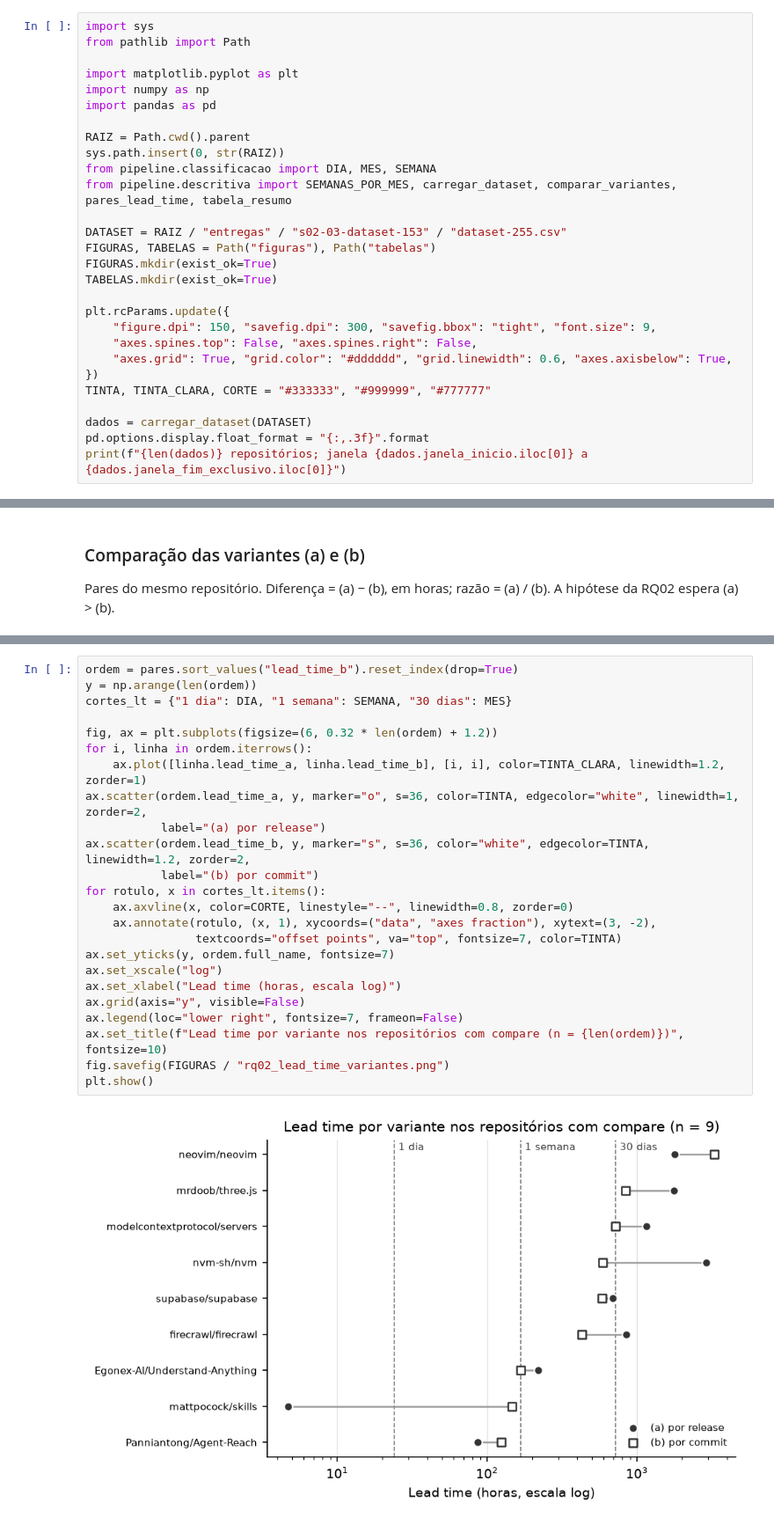
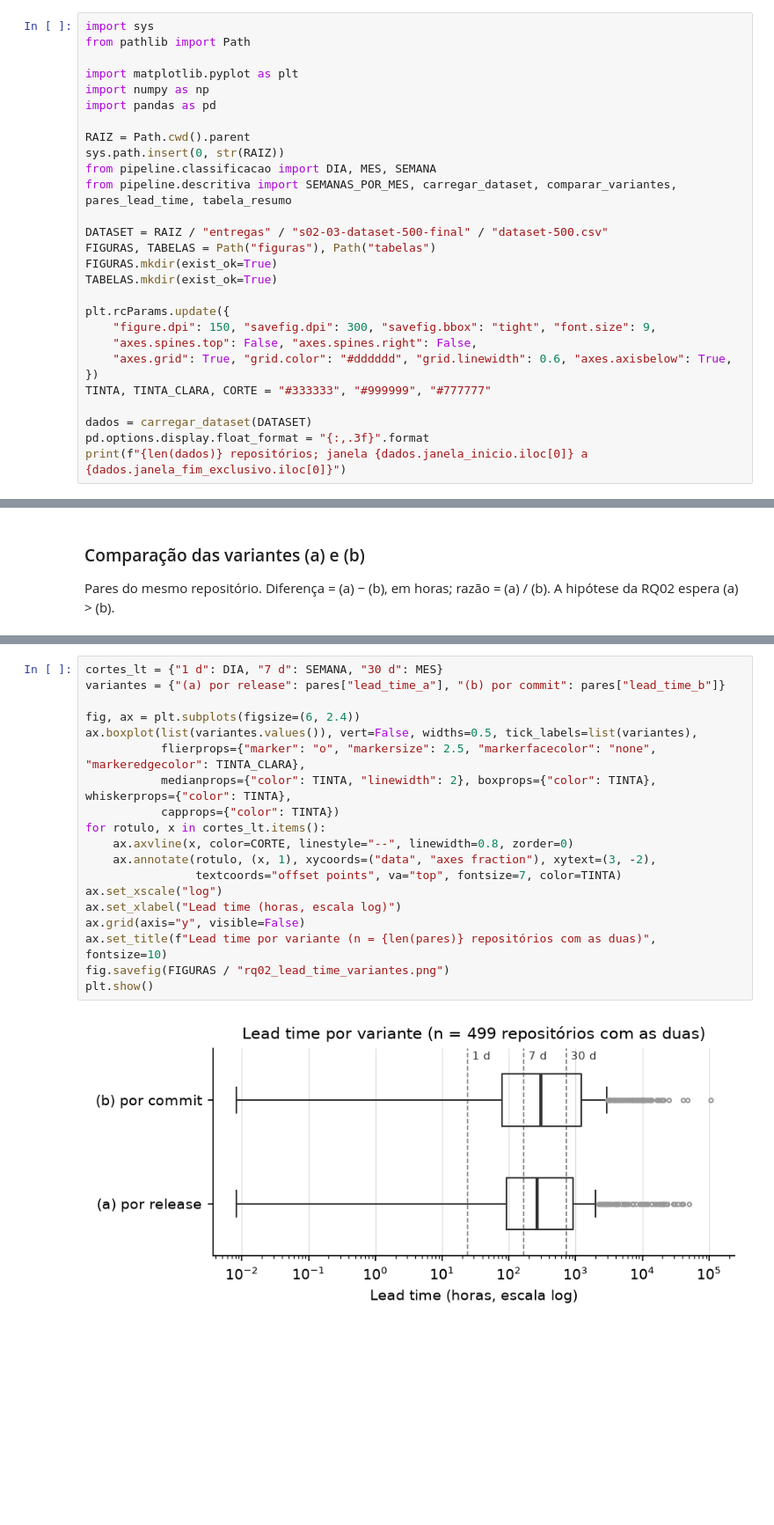
Before and after one commit to Victorgabrielcruz/lab-medicao-e-experimentacao-de-software, a Jupyter notebook: Lab03/analise/s03-01-rq01-rq02.ipynb, the cells around one changed output, grey strips where cells are left out. Shown at 88% size. Saved outputs shown, nothing was run; the diff lists cells and outputs as text; blank space fills up the shorter version.

Commit message:
feat(lab03): reexecuta a descritiva das RQ01 e RQ02 com o dataset de 500 (#167)

```diff
--- a/Lab03/analise/s03-01-rq01-rq02.ipynb
+++ b/Lab03/analise/s03-01-rq01-rq02.ipynb
@@ -20,7 +20,7 @@ sys.path.insert(0, str(RAIZ))
 from pipeline.classificacao import DIA, MES, SEMANA
 from pipeline.descritiva import SEMANAS_POR_MES, carregar_dataset, comparar_variantes, pares_lead_time, tabela_resumo
 
-DATASET = RAIZ / "entregas" / "s02-03-dataset-153" / "dataset-255.csv"
+DATASET = RAIZ / "entregas" / "s02-03-dataset-500-final" / "dataset-500.csv"
 FIGURAS, TABELAS = Path("figuras"), Path("tabelas")
 FIGURAS.mkdir(exist_ok=True)
 TABELAS.mkdir(exist_ok=True)
@@ -150,26 +151,21 @@ comparacao
 # %%
-ordem = pares.sort_values("lead_time_b").reset_index(drop=True)
-y = np.arange(len(ordem))
-cortes_lt = {"1 dia": DIA, "1 semana": SEMANA, "30 dias": MES}
+cortes_lt = {"1 d": DIA, "7 d": SEMANA, "30 d": MES}
+variantes = {"(a) por release": pares["lead_time_a"], "(b) por commit": pares["lead_time_b"]}
 
-fig, ax = plt.subplots(figsize=(6, 0.32 * len(ordem) + 1.2))
-for i, linha in ordem.iterrows():
-    ax.plot([linha.lead_time_a, linha.lead_time_b], [i, i], color=TINTA_CLARA, linewidth=1.2, zorder=1)
-ax.scatter(ordem.lead_time_a, y, marker="o", s=36, color=TINTA, edgecolor="white", linewidth=1, zorder=2,
-           label="(a) por release")
-ax.scatter(ordem.lead_time_b, y, marker="s", s=36, color="white", edgecolor=TINTA, linewidth=1.2, zorder=2,
-           label="(b) por commit")
+fig, ax = plt.subplots(figsize=(6, 2.4))
+ax.boxplot(list(variantes.values()), vert=False, widths=0.5, tick_labels=list(variantes),
+           flierprops={"marker": "o", "markersize": 2.5, "markerfacecolor": "none", "markeredgecolor": TINTA_CLARA},
+           medianprops={"color": TINTA, "linewidth": 2}, boxprops={"color": TINTA}, whiskerprops={"color": TINTA},
+           capprops={"color": TINTA})
 for rotulo, x in cortes_lt.items():
     ax.axvline(x, color=CORTE, linestyle="--", linewidth=0.8, zorder=0)
     ax.annotate(rotulo, (x, 1), xycoords=("data", "axes fraction"), xytext=(3, -2),
                 textcoords="offset points", va="top", fontsize=7, color=TINTA)
-ax.set_yticks(y, ordem.full_name, fontsize=7)
 ax.set_xscale("log")
 ax.set_xlabel("Lead time (horas, escala log)")
 ax.grid(axis="y", visible=False)
-ax.legend(loc="lower right", fontsize=7, frameon=False)
-ax.set_title(f"Lead time por variante nos repositórios com compare (n = {len(ordem)})", fontsize=10)
+ax.set_title(f"Lead time por variante (n = {len(pares)} repositórios com as duas)", fontsize=10)
 fig.savefig(FIGURAS / "rq02_lead_time_variantes.png")
 plt.show()
 # %% [output]
-[figure, old version]
+[figure, new version]
```
Also changed, not shown: parts of 10 cells of this notebook, 9 other files.
